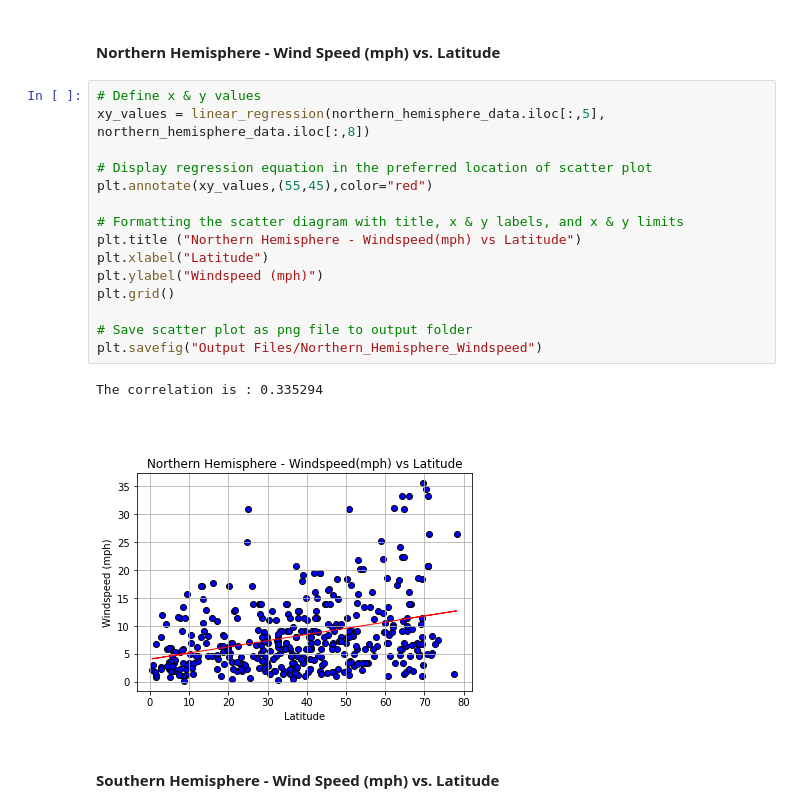
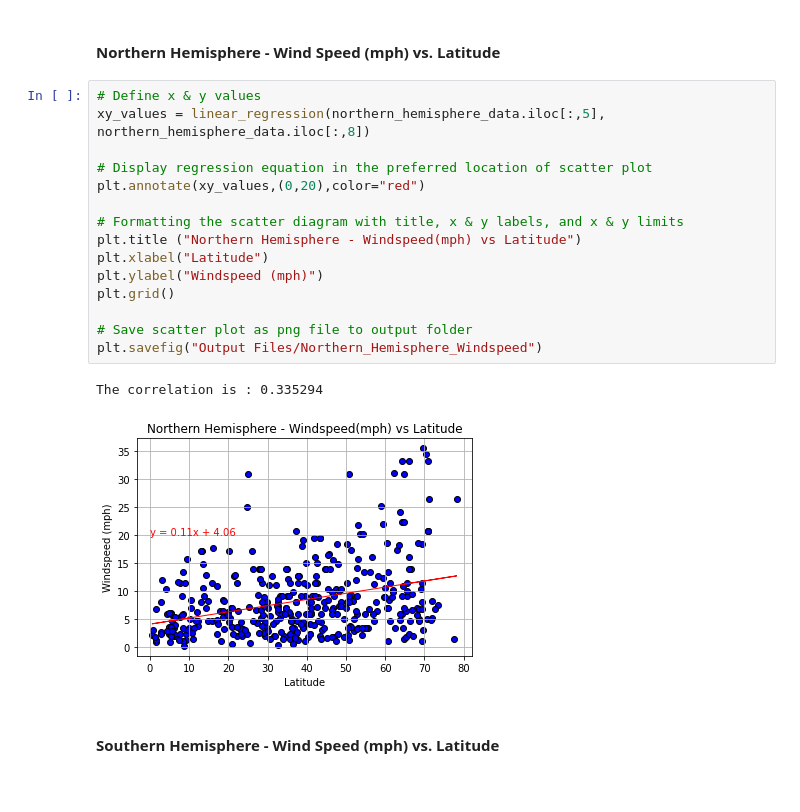
Before and after one commit to cecileung1208/Homework, a Jupyter notebook: Unit 6 - Python API Challege/WeatherPy.ipynb, the cells around one changed output. Saved outputs shown, nothing was run; the diff lists cells and outputs as text.

```diff
--- a/Unit 6 - Python API Challege/WeatherPy.ipynb
+++ b/Unit 6 - Python API Challege/WeatherPy.ipynb
@@ -466,21 +466,21 @@ The correlation is : -0.001972
 # %%
 # Define x & y values
 xy_values = linear_regression(northern_hemisphere_data.iloc[:,5], northern_hemisphere_data.iloc[:,8])
 
 # Display regression equation in the preferred location of scatter plot
-plt.annotate(xy_values,(55,45),color="red")
+plt.annotate(xy_values,(0,20),color="red")
 
 # Formatting the scatter diagram with title, x & y labels, and x & y limits
 plt.title ("Northern Hemisphere - Windspeed(mph) vs Latitude")
 plt.xlabel("Latitude")
 plt.ylabel("Windspeed (mph)")
 plt.grid()
 
 # Save scatter plot as png file to output folder
 plt.savefig("Output Files/Northern_Hemisphere_Windspeed")
 # %% [output]
 The correlation is : 0.335294
-[figure, old version]
+[figure, new version]
 # %% [markdown]
 #### Southern Hemisphere - Wind Speed (mph) vs. Latitude
 # %%
```
Also changed, not shown: 2 other files.
